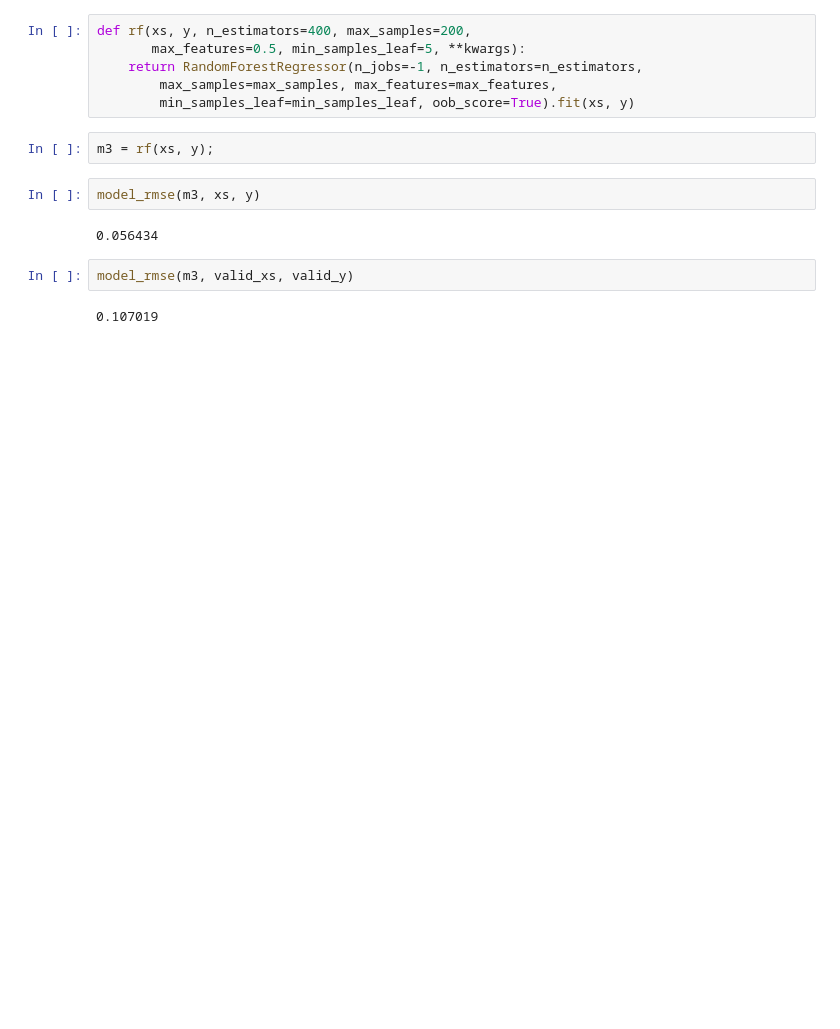
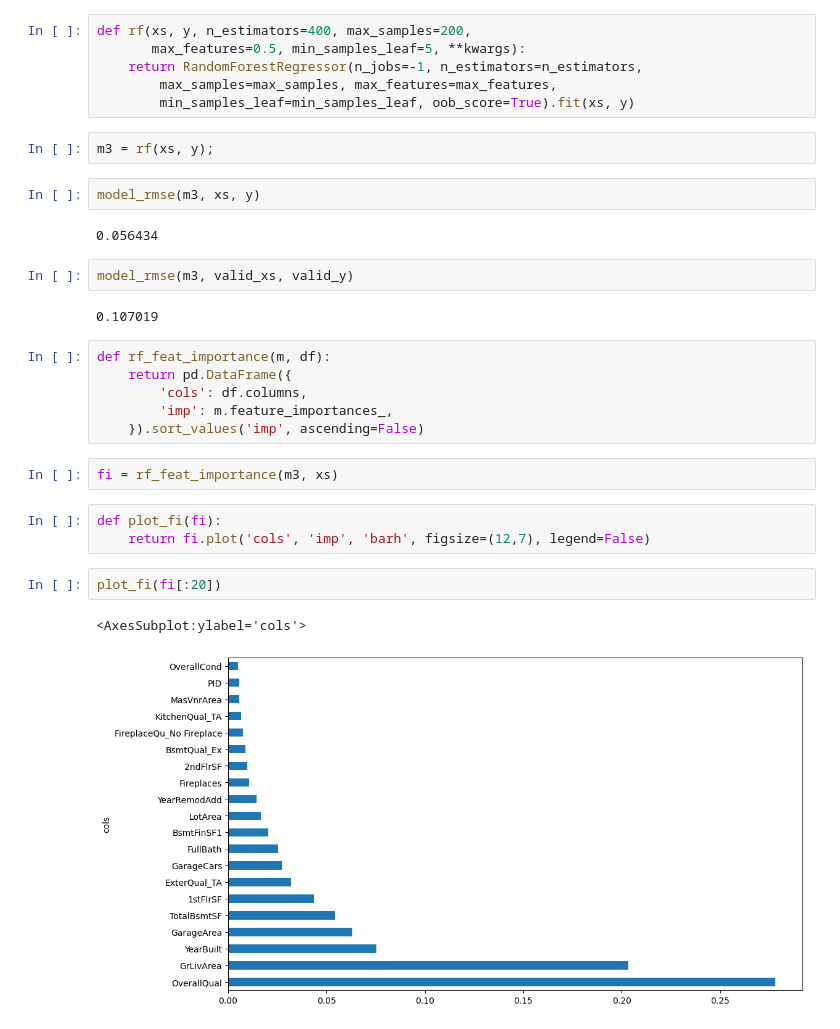
Before and after one commit to koziscool/Ames_RF, a Jupyter notebook: Ames_RF_2.ipynb, the cells around one changed output. Cells and saved outputs as stored; diff of their text form; blank space fills up the shorter version.

Commit message:
first cut feature importance

```diff
--- a/Ames_RF_2.ipynb
+++ b/Ames_RF_2.ipynb
@@ -231,3 +230,19 @@ model_rmse(m3, xs, y)
 model_rmse(m3, valid_xs, valid_y)
 # %% [output]
 0.107019
+# %%
+def rf_feat_importance(m, df):
+    return pd.DataFrame({
+        'cols': df.columns,
+        'imp': m.feature_importances_,
+    }).sort_values('imp', ascending=False)
+# %%
+fi = rf_feat_importance(m3, xs)
+# %%
+def plot_fi(fi):
+    return fi.plot('cols', 'imp', 'barh', figsize=(12,7), legend=False)
+# %%
+plot_fi(fi[:20])
+# %% [output]
+<AxesSubplot:ylabel='cols'>
+[figure, added]
```
Also changed, not shown: parts of 2 cells of this notebook.
